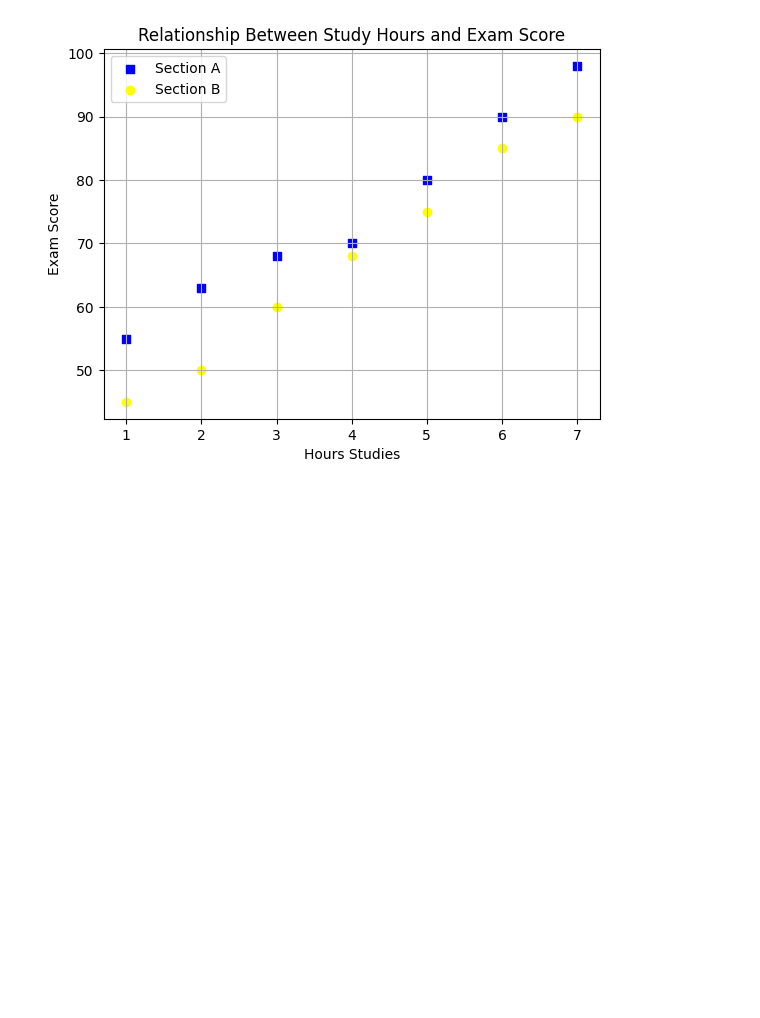
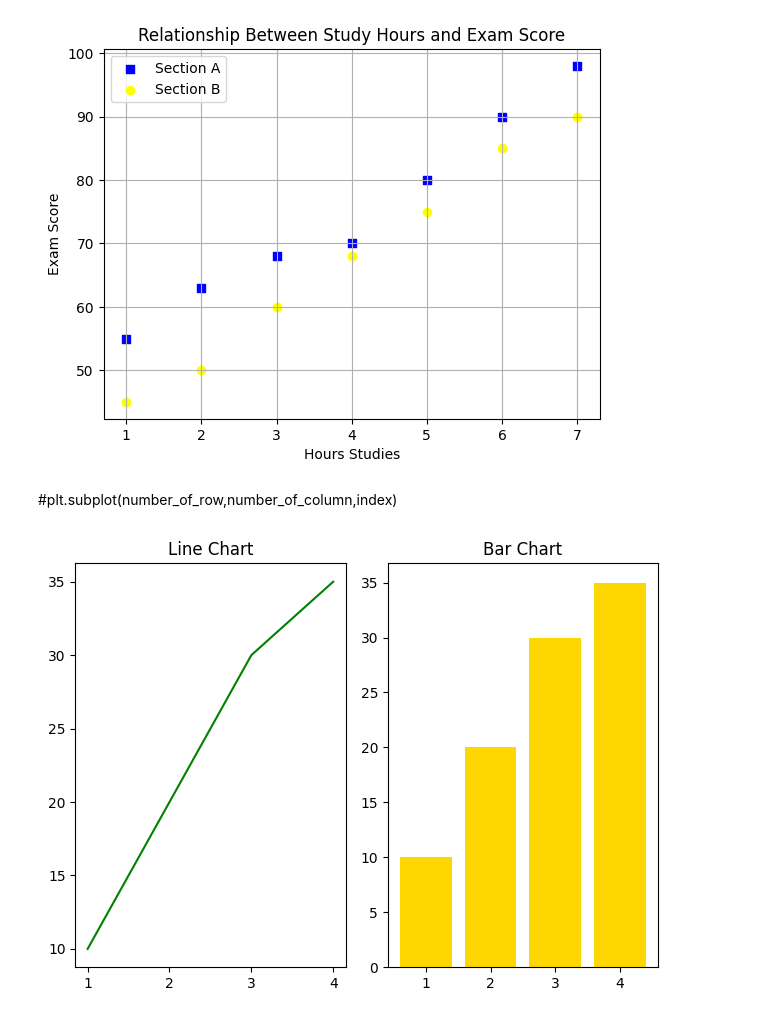
Before and after one commit to chandrahashkumar/OOP, a Jupyter notebook: Matplotlib/01.ipynb, the cells around one changed output. Cells and saved outputs as stored; diff of their text form; code cells hidden in the pictures; blank space fills up the shorter version.

Commit message:
save plot

```diff
--- a/Matplotlib/01.ipynb
+++ b/Matplotlib/01.ipynb
@@ -109,3 +110,20 @@ plt.grid()
 plt.show(True)
 # %% [output]
 [figure]
+# %% [markdown]
+#plt.subplot(number_of_row,number_of_column,index)
+# %%
+x =[1,2,3,4]
+y = [10,20,30,35]
+plt.subplot(1,2,1) # 1st_row 2nd_column 1st_subplot
+plt.plot(x,y,color="green")
+plt.title("Line Chart")
+
+plt.subplot(1,2,2)
+plt.bar(x,y,color="gold")
+plt.title("Bar Chart")
+
+plt.tight_layout()
+plt.show()
+# %% [output]
+[figure, added]
```
Also changed, not shown: parts of 6 cells of this notebook.
